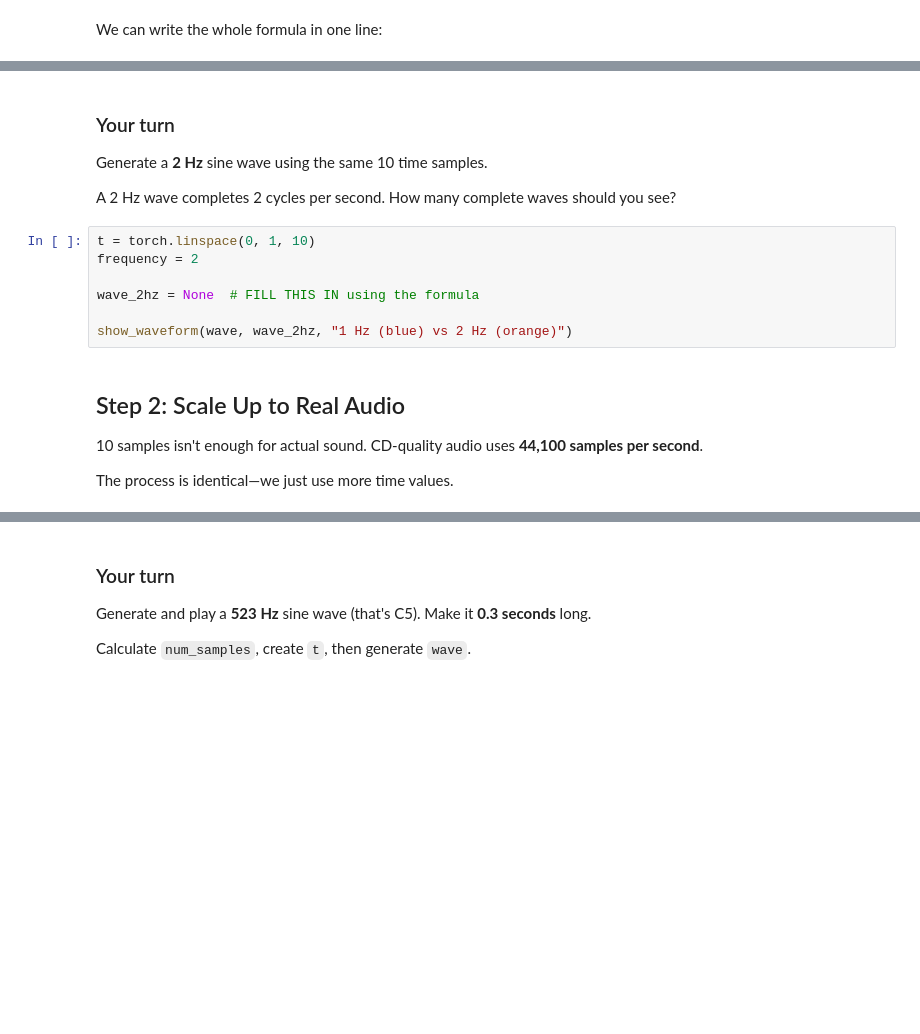
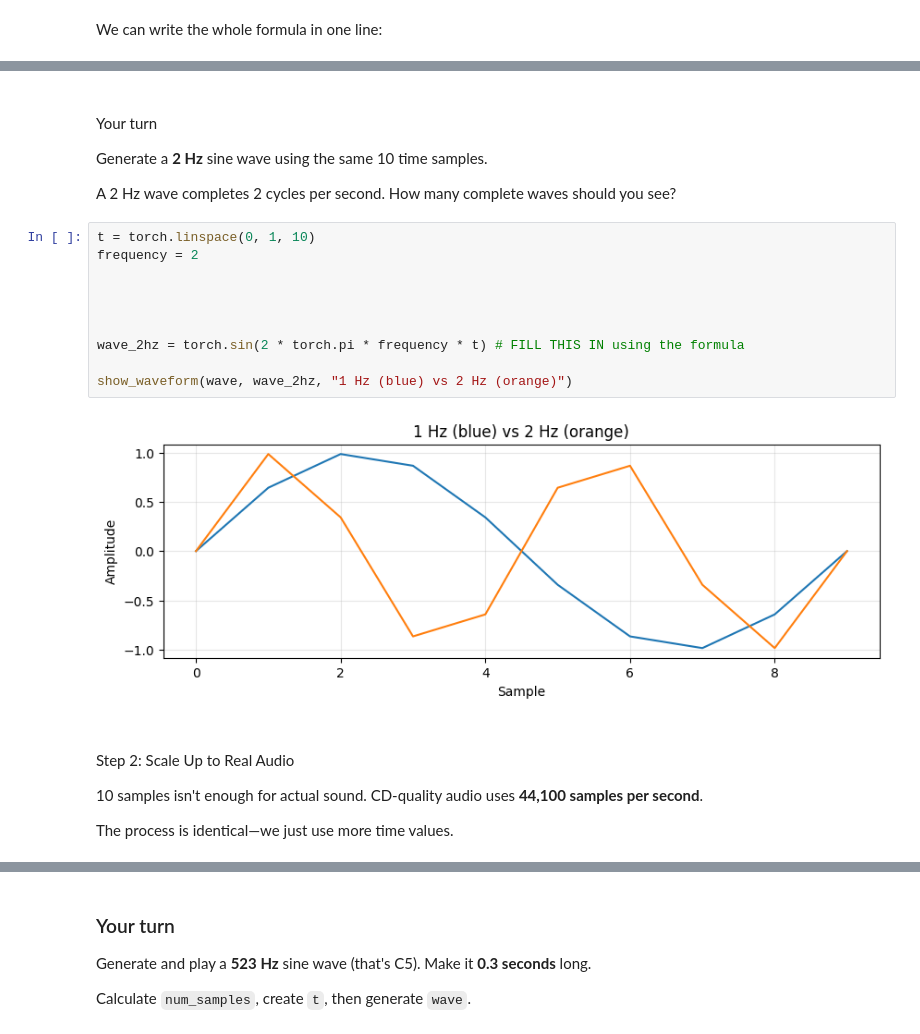
Before and after one commit to berklee-epd/mtec345-homework, a Jupyter notebook: shao-hi/lab-2/tensors.ipynb, the cells around one changed output, grey strips where cells are left out. Cells and saved outputs as stored; diff of their text form; blank space fills up the shorter version.

```diff
--- a/shao-hi/lab-2/tensors.ipynb
+++ b/shao-hi/lab-2/tensors.ipynb
@@ -315,5 +321,6 @@ print(f"wave = {wave}")
 # %% [markdown]
-### Your turn
+###
+Your turn
 
 Generate a **2 Hz** sine wave using the same 10 time samples.
 
@@ -321,12 +328,18 @@ A 2 Hz wave completes 2 cycles per second. How many complete waves should you se
 # %%
 t = torch.linspace(0, 1, 10)
 frequency = 2
 
-wave_2hz = None  # FILL THIS IN using the formula
+
+
+
+wave_2hz = torch.sin(2 * torch.pi * frequency * t) # FILL THIS IN using the formula
 
 show_waveform(wave, wave_2hz, "1 Hz (blue) vs 2 Hz (orange)")
+# %% [output]
+[figure, added]
 # %% [markdown]
-## Step 2: Scale Up to Real Audio
+##
+Step 2: Scale Up to Real Audio
 
 10 samples isn't enough for actual sound. CD-quality audio uses **44,100 samples per second**.
 
```
Also changed, not shown: parts of 24 cells of this notebook.
